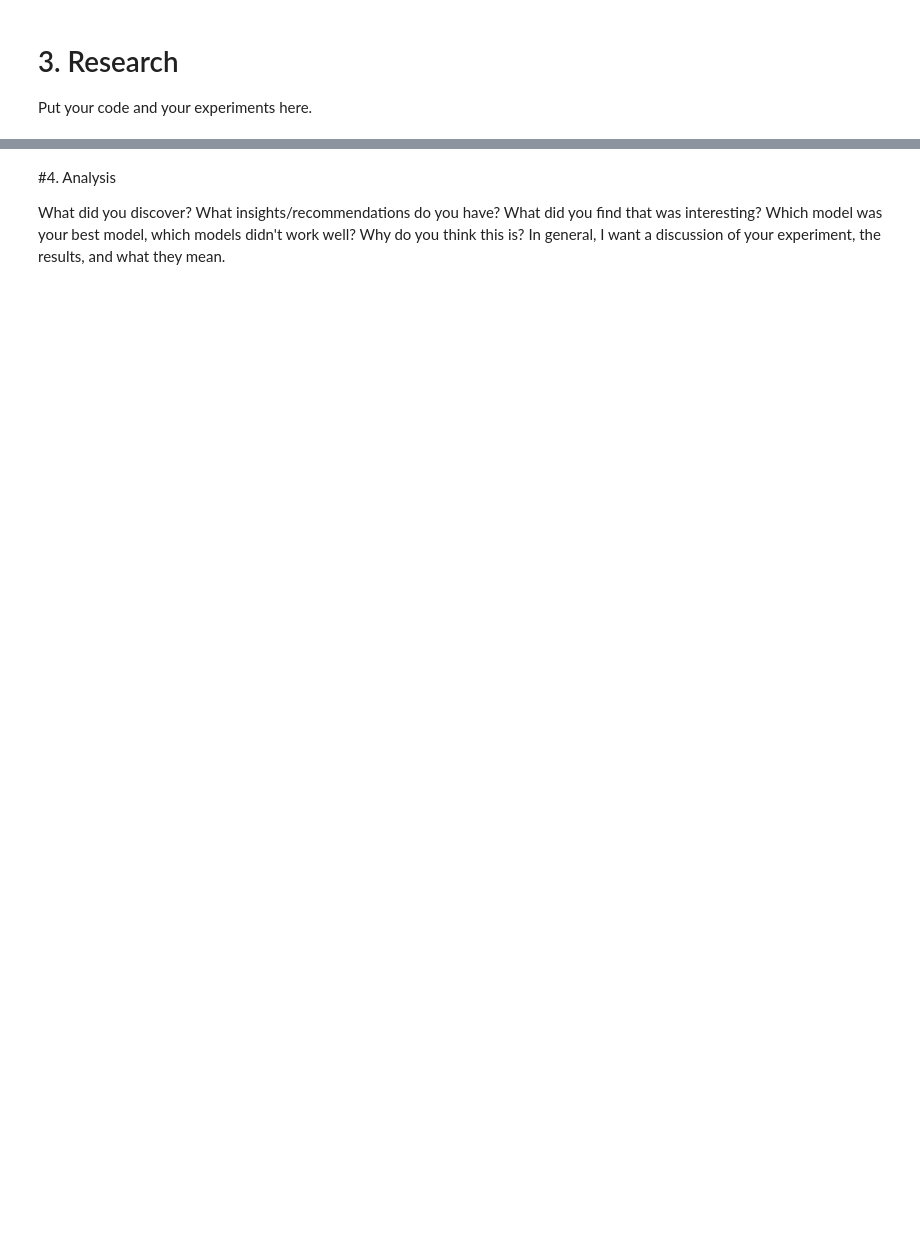
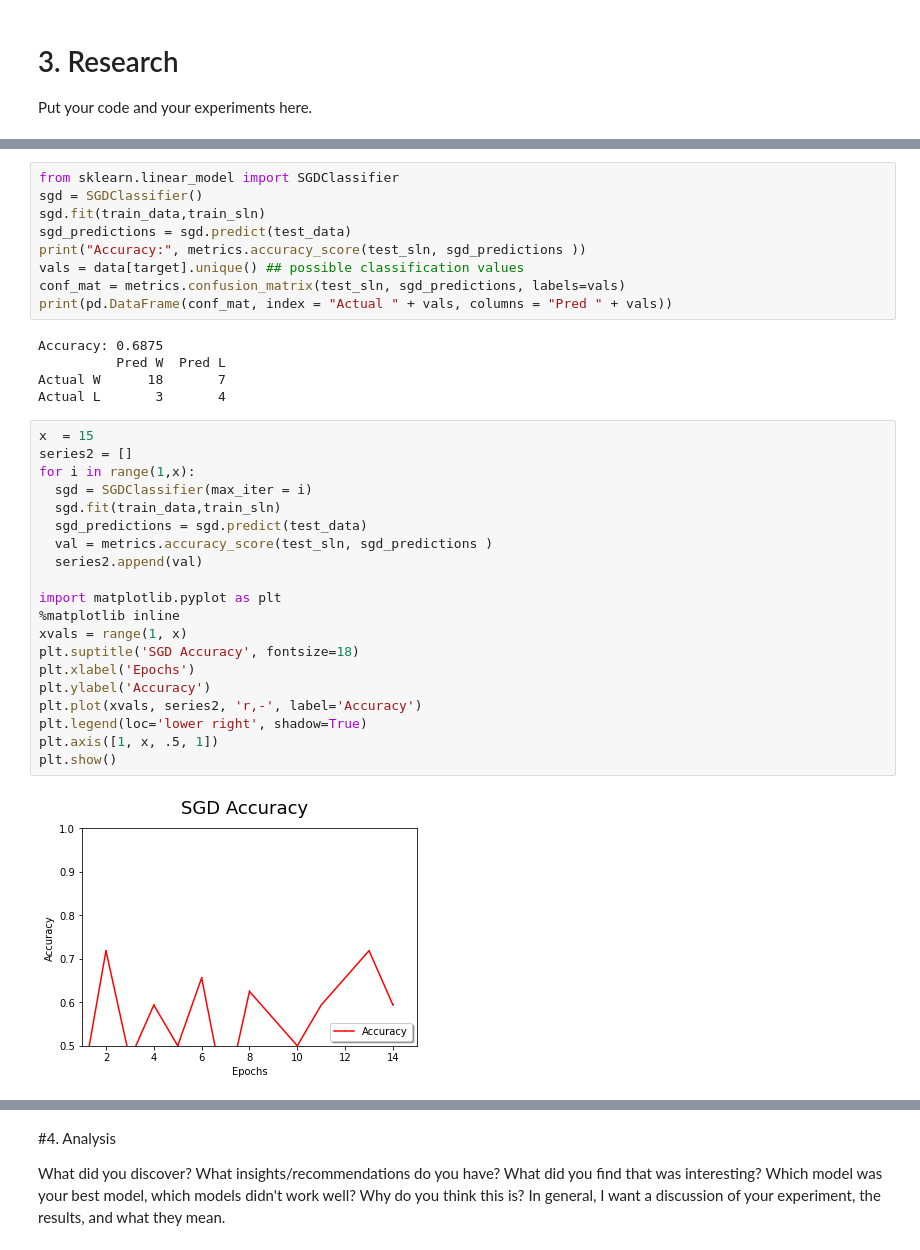
Before and after one commit to j23-cs167/project-2-dhender77, a Jupyter notebook: Project2_Henderson.ipynb, the cells around one changed output, grey strips where cells are left out. Cells and saved outputs as stored; diff of their text form; blank space fills up the shorter version.

```diff
--- a/Project2_Henderson.ipynb
+++ b/Project2_Henderson.ipynb
@@ -29,0 +207,36 @@ Put your code and your experiments here.
+# %%
+from sklearn.linear_model import SGDClassifier
+sgd = SGDClassifier()
+sgd.fit(train_data,train_sln)
+sgd_predictions = sgd.predict(test_data)
+print("Accuracy:", metrics.accuracy_score(test_sln, sgd_predictions ))
+vals = data[target].unique() ## possible classification values
+conf_mat = metrics.confusion_matrix(test_sln, sgd_predictions, labels=vals)
+print(pd.DataFrame(conf_mat, index = "Actual " + vals, columns = "Pred " + vals))
+# %% [output]
+Accuracy: 0.6875
+          Pred W  Pred L
+Actual W      18       7
+Actual L       3       4
+# %%
+x  = 15
+series2 = []
+for i in range(1,x):
+  sgd = SGDClassifier(max_iter = i)
+  sgd.fit(train_data,train_sln)
+  sgd_predictions = sgd.predict(test_data)
+  val = metrics.accuracy_score(test_sln, sgd_predictions )
+  series2.append(val)
+
+import matplotlib.pyplot as plt
+%matplotlib inline
+xvals = range(1, x)
+plt.suptitle('SGD Accuracy', fontsize=18)
+plt.xlabel('Epochs')
+plt.ylabel('Accuracy')
+plt.plot(xvals, series2, 'r,-', label='Accuracy')
+plt.legend(loc='lower right', shadow=True)
+plt.axis([1, x, .5, 1])
+plt.show()
+# %% [output]
+[figure, added]
```
Also changed, not shown: parts of 19 cells of this notebook.
